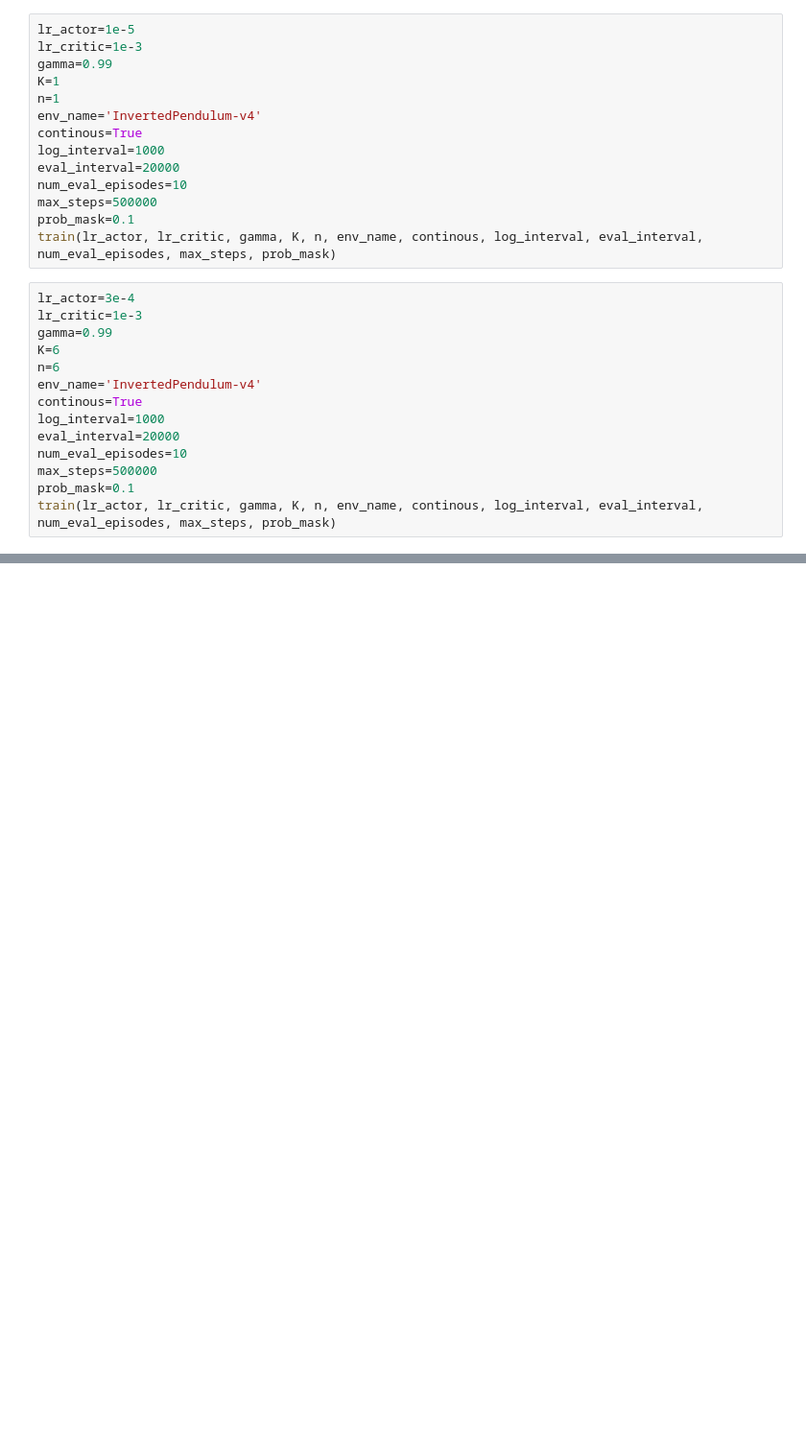
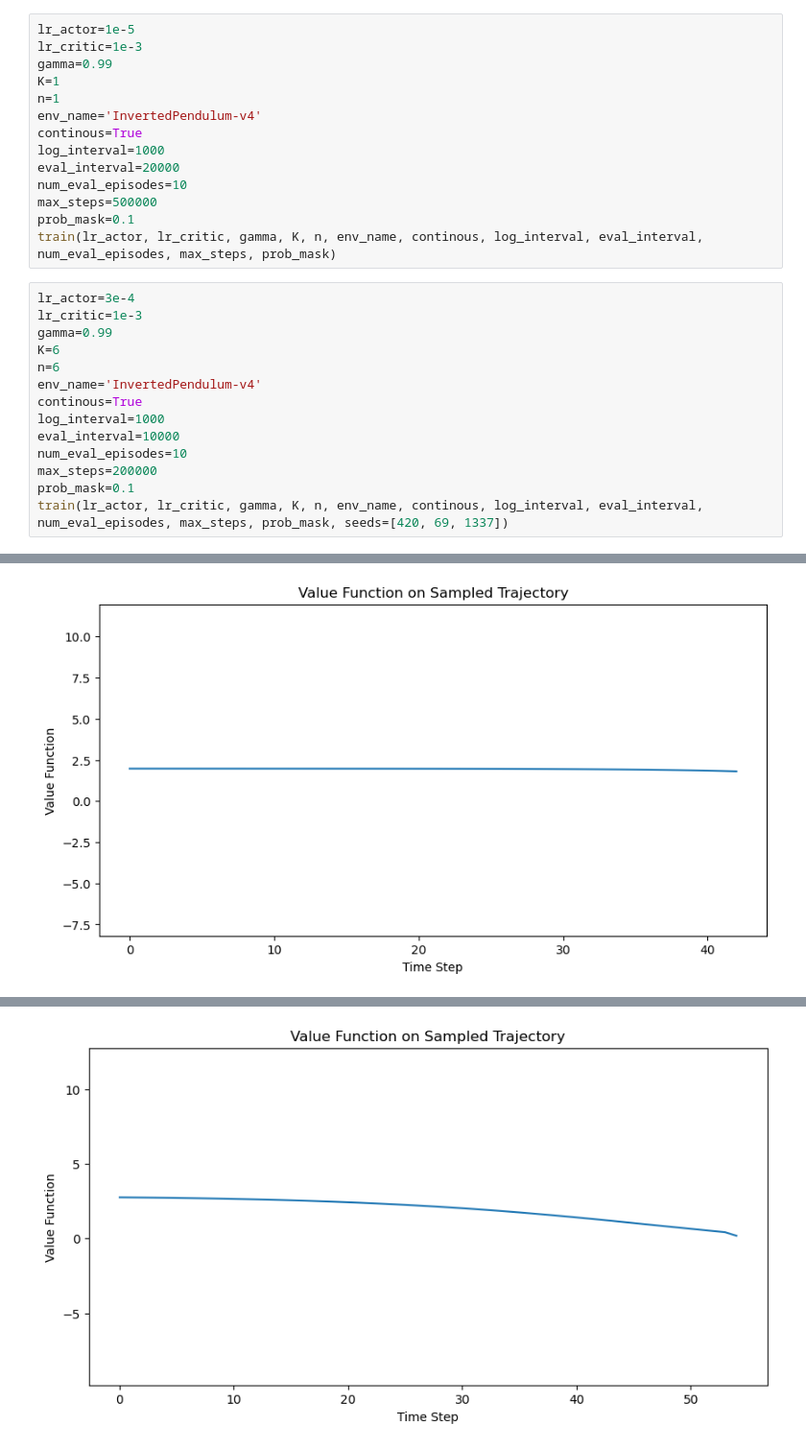
Before and after one commit to AliBakly/CartPole-A2C-reinforcement-learning, a Jupyter notebook: Solution.ipynb, the cells around one changed output, grey strips where cells are left out. Shown at 96% size. Drawn from its saved outputs; the diff is of its cells as text; blank space fills up the shorter version.

```diff
--- a/Solution.ipynb
+++ b/Solution.ipynb
@@ -202,8 +202,9 @@ n=6
 env_name='InvertedPendulum-v4'
 continous=True
 log_interval=1000
-eval_interval=20000
+eval_interval=10000
 num_eval_episodes=10
-max_steps=500000
+max_steps=200000
 prob_mask=0.1
-train(lr_actor, lr_critic, gamma, K, n, env_name, continous, log_interval, eval_interval, num_eval_episodes, max_steps, prob_mask)
+train(lr_actor, lr_critic, gamma, K, n, env_name, continous, log_interval, eval_interval, num_eval_episodes, max_steps, prob_mask, seeds=[420, 69, 1337])
+# %% [output]
@@ -209,0 +228 @@ train(lr_actor, lr_critic, gamma, K, n, env_name, continous, log_interval, eval_
+[figure, added]
@@ -209,0 +246 @@ train(lr_actor, lr_critic, gamma, K, n, env_name, continous, log_interval, eval_
+[figure, added]
```
Also changed, not shown: parts of 4 cells of this notebook, 1 other file.
